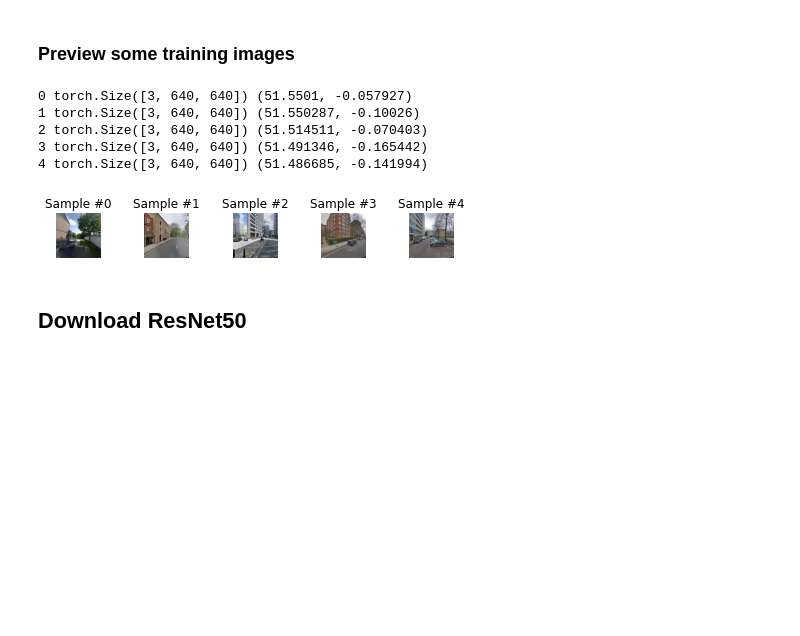
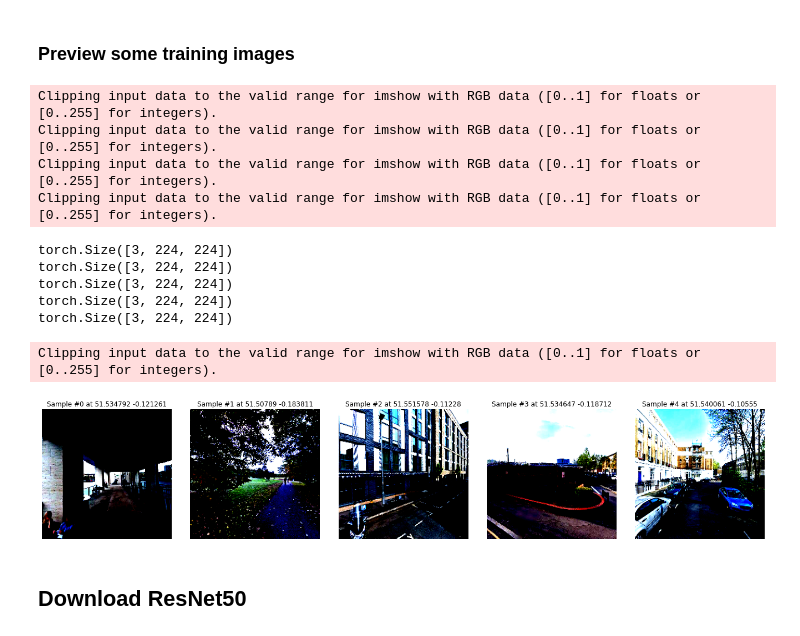
Before and after one commit to JLuij/CV-GeoGuessr, a Jupyter notebook: notebooks/ResNet50.ipynb, the cells around one changed output. Saved outputs shown, nothing was run; the diff lists cells and outputs as text; code cells hidden in the pictures; blank space fills up the shorter version.

```diff
--- a/notebooks/ResNet50.ipynb
+++ b/notebooks/ResNet50.ipynb
@@ -21,9 +34,15 @@ Mounted at /content/drive
 ## Model constants
 # %%
 NUMBER_OF_GRID_ELEMENTS = 100
-TEST_PERCENTAGE = 0.1
+TRAIN_BATCH_SIZE = 32
+TEST_BATCH_SIZE = 100
 SAMPLES_TO_SHOW = 5
 
-LONDON_PHOTO_DIR = '/content/drive/MyDrive/Documents/University/2021-2022/CS4245 Computer Vision/data/images/train/london'
+CITY_BOUNDS_FILE = '../data/metadata/citybounds/london.csv'
+
+COLAB_LONDON_PHOTO_DIR = lambda train: f'/content/drive/MyDrive/Documents/University/2021-2022/CS4245 Computer Vision/data/images/{"train" if train else "test"}/london'
+LOCAL_LONDON_PHOTO_DIR = lambda train: f'../data/images/london/{"train" if train else "test"}'
+
+LONDON_PHOTO_DIR = LOCAL_LONDON_PHOTO_DIR
 # %% [markdown]
 ## Load the data
@@ -101,31 +51,54 @@ data_loader = DataLoader(train_loader, batch_size=4,
+# %%
+data_transforms = transforms.Compose([
+    transforms.ToTensor(),
+    transforms.Normalize([0.485, 0.456, 0.406], [0.229, 0.224, 0.225]),
+    transforms.Resize((256, 256)),
+    transforms.CenterCrop((224, 224))
+])
+
+grid_partitioning = Partitioning(CITY_BOUNDS_FILE, 0.04)
+
+train_data_set = StreetViewImagesDataset(LONDON_PHOTO_DIR(True), grid_partitioning, data_transforms)
+train_loader = DataLoader(train_data_set, batch_size=TRAIN_BATCH_SIZE, shuffle=True)
+test_data_set = StreetViewImagesDataset(LONDON_PHOTO_DIR(False), grid_partitioning, data_transforms)
+test_loader = DataLoader(test_data_set, batch_size=TEST_BATCH_SIZE, shuffle=True)
 # %% [markdown]
 ### Preview some training images
 # %%
+examples = enumerate(test_loader)
+batch_idx, (example_images, example_coordinates) = next(examples)
+
 fig = plt.figure()
 
-for i in range(len(train_loader)):
-    image, coordinate = train_loader[i]
+for i in range(SAMPLES_TO_SHOW):
+    image = example_images[i]
+    coordinate = example_coordinates[i]
 
-    print(i, image.shape, coordinate)
+    print(image.shape)
 
     ax = plt.subplot(1, SAMPLES_TO_SHOW, i + 1)
+    fig.set_size_inches(18.5, 10.5)
     plt.tight_layout()
-    ax.set_title('Sample #{}'.format(i))
+    ax.set_title('Sample #{} at {} {}'.format(i, coordinate[0], coordinate[1]))
     ax.axis('off')
 
     # Annoying transformation to make it easy to show the image here
     image_for_viewing = torch.transpose(torch.transpose(image, 2, 0), 1, 0)
+
     plt.imshow(image_for_viewing)
 
-    if i == SAMPLES_TO_SHOW - 1:
-        plt.show()
-        break
+plt.show()
 # %% [output]
-0 torch.Size([3, 640, 640]) (51.5501, -0.057927)
-1 torch.Size([3, 640, 640]) (51.550287, -0.10026)
-2 torch.Size([3, 640, 640]) (51.514511, -0.070403)
-3 torch.Size([3, 640, 640]) (51.491346, -0.165442)
-4 torch.Size([3, 640, 640]) (51.486685, -0.141994)
+Clipping input data to the valid range for imshow with RGB data ([0..1] for floats or [0..255] for integers).
+Clipping input data to the valid range for imshow with RGB data ([0..1] for floats or [0..255] for integers).
+Clipping input data to the valid range for imshow with RGB data ([0..1] for floats or [0..255] for integers).
+Clipping input data to the valid range for imshow with RGB data ([0..1] for floats or [0..255] for integers).
+torch.Size([3, 224, 224])
+torch.Size([3, 224, 224])
+torch.Size([3, 224, 224])
+torch.Size([3, 224, 224])
+torch.Size([3, 224, 224])
+Clipping input data to the valid range for imshow with RGB data ([0..1] for floats or [0..255] for integers).
-[figure, old version]
+[figure, new version]
 # %% [markdown]
 ## Download ResNet50
```
Also changed, not shown: parts of 23 cells of this notebook, 13 other files.
